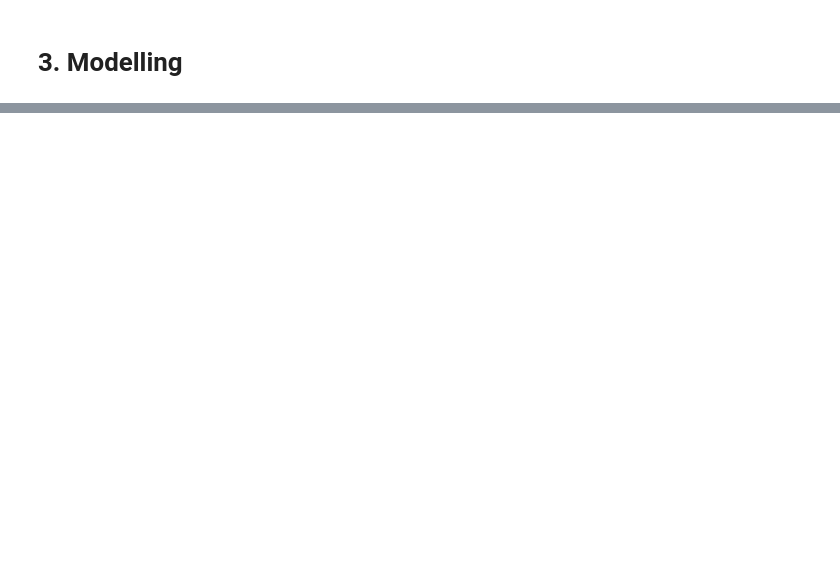
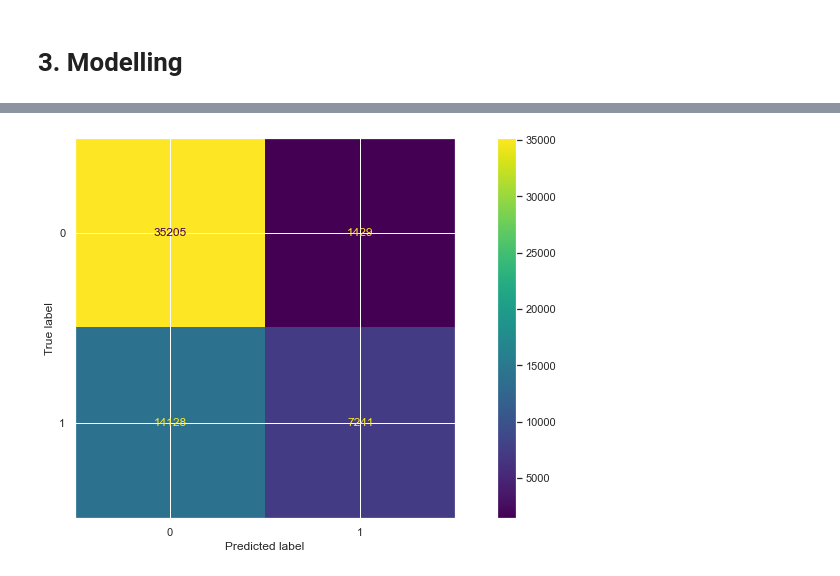
Before and after one commit to JessWN/UmojaHack2022-TeamVyrodok, a Jupyter notebook: challenge.ipynb, the cells around one changed output, grey strips where cells are left out. Cells and saved outputs as stored; diff of their text form; code cells hidden in the pictures; blank space fills up the shorter version.

```diff
--- a/challenge.ipynb
+++ b/challenge.ipynb
@@ -210,2 +306,5 @@ for ax, data, name in zip(axes.flatten(), train_df, ['Sensor1_PM2.5',	'Sensor2_P
 # %% [markdown]
 ### Dealing with Null values
+# %%
+train_df= train_df.dropna(axis = 0, how ='any', thresh = None, subset = None, inplace=False)
+test_df= test_df.dropna(axis = 0, how ='any', thresh = None, subset = None, inplace=False)
@@ -212,2 +338,15 @@ for ax, data, name in zip(axes.flatten(), train_df, ['Sensor1_PM2.5',	'Sensor2_P
 # %% [markdown]
 ### Dealing with outliers
+# %%
+# split data into predictors and response
+train_df2 = train_df1.drop('OFFSET_FAULT', axis=1)
+# %%
+# demonstrate data standardization with sklearn
+from sklearn.preprocessing import StandardScaler
+# create scaler
+scaler = StandardScaler()
+# fit and transform in one step
+standardized = scaler.fit_transform(train_df2)
+# convert the scaled predictor values into a dataframe
+train_df3 = pd.DataFrame(standardized,columns=train_df2.columns)
+train_df3.head()
@@ -214,2 +374,24 @@ for ax, data, name in zip(axes.flatten(), train_df, ['Sensor1_PM2.5',	'Sensor2_P
 # %% [markdown]
 # 3. Modelling
+# %%
+from sklearn.ensemble import RandomForestClassifier
+from sklearn.model_selection import train_test_split
+from sklearn.metrics import accuracy_score, confusion_matrix, classification_report, ConfusionMatrixDisplay
+
+X = train_df3
+y = train_df1.OFFSET_FAULT
+
+# Splitting the data into training and testing sets
+X_train, X_test, y_train, y_test = train_test_split(X, y, test_size = 0.2, random_state = 42)
+
+# Instantiating the model
+clf = RandomForestClassifier(max_depth = 3, random_state = 0)
+clf.fit(X_train, y_train)
+
+# Making predictions
+y_pred = clf.predict(X_test)
+
+# Measuring the accuracy of the model
+print(f'Accuracy score: {accuracy_score(y_test, y_pred)}')
+print('\n')
+print(f'{classification_report(y_test, y_pred)}')
@@ -215,0 +410,9 @@ for ax, data, name in zip(axes.flatten(), train_df, ['Sensor1_PM2.5',	'Sensor2_P
+# %%
+# Confusion matrix
+cm = confusion_matrix(y_test, y_pred, labels=clf.classes_)
+disp = ConfusionMatrixDisplay(confusion_matrix=cm, display_labels=clf.classes_)
+fig, ax = plt.subplots(figsize=(15,7))
+disp.plot(ax=ax)
+plt.show()
+# %% [output]
+[figure, added]
```
Also changed, not shown: parts of 24 cells of this notebook.
